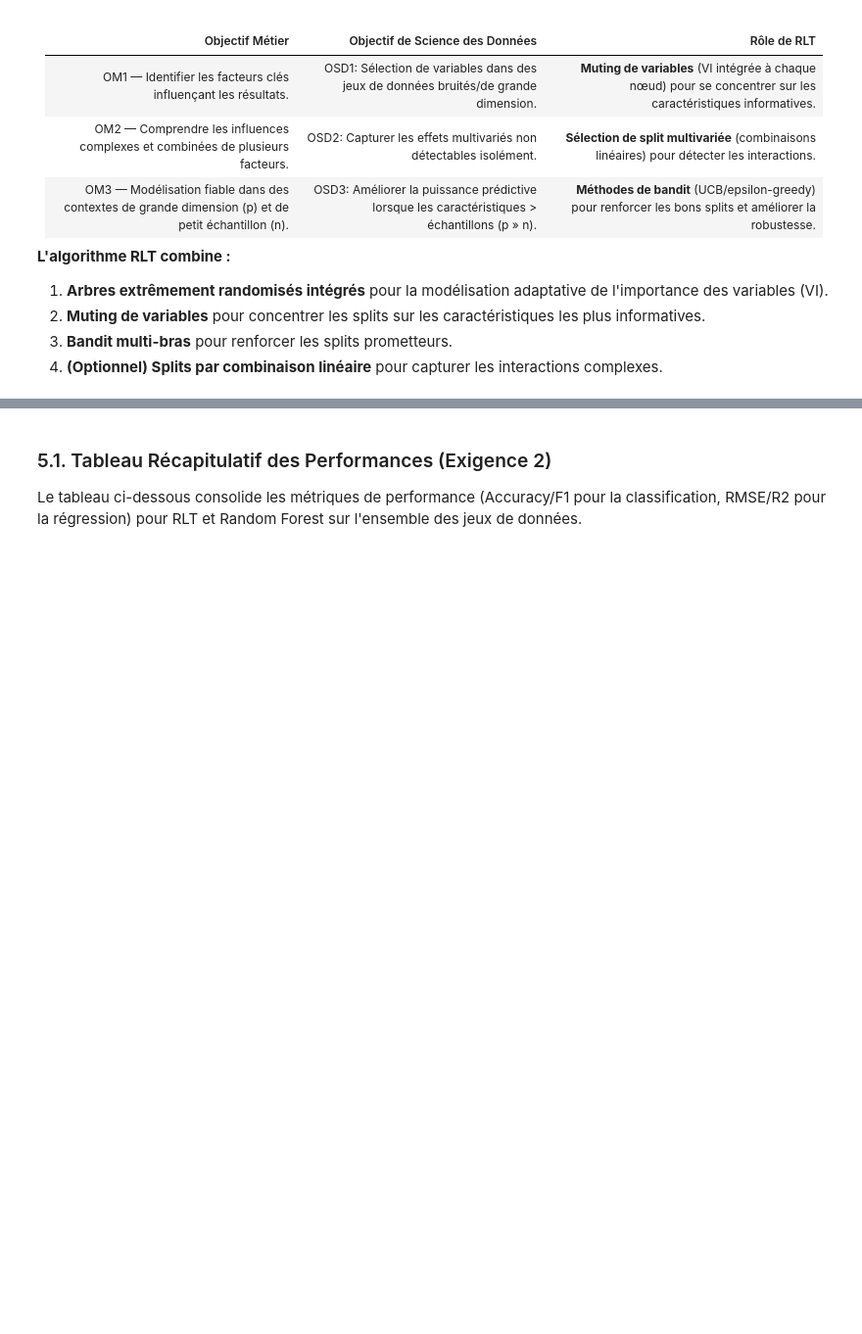
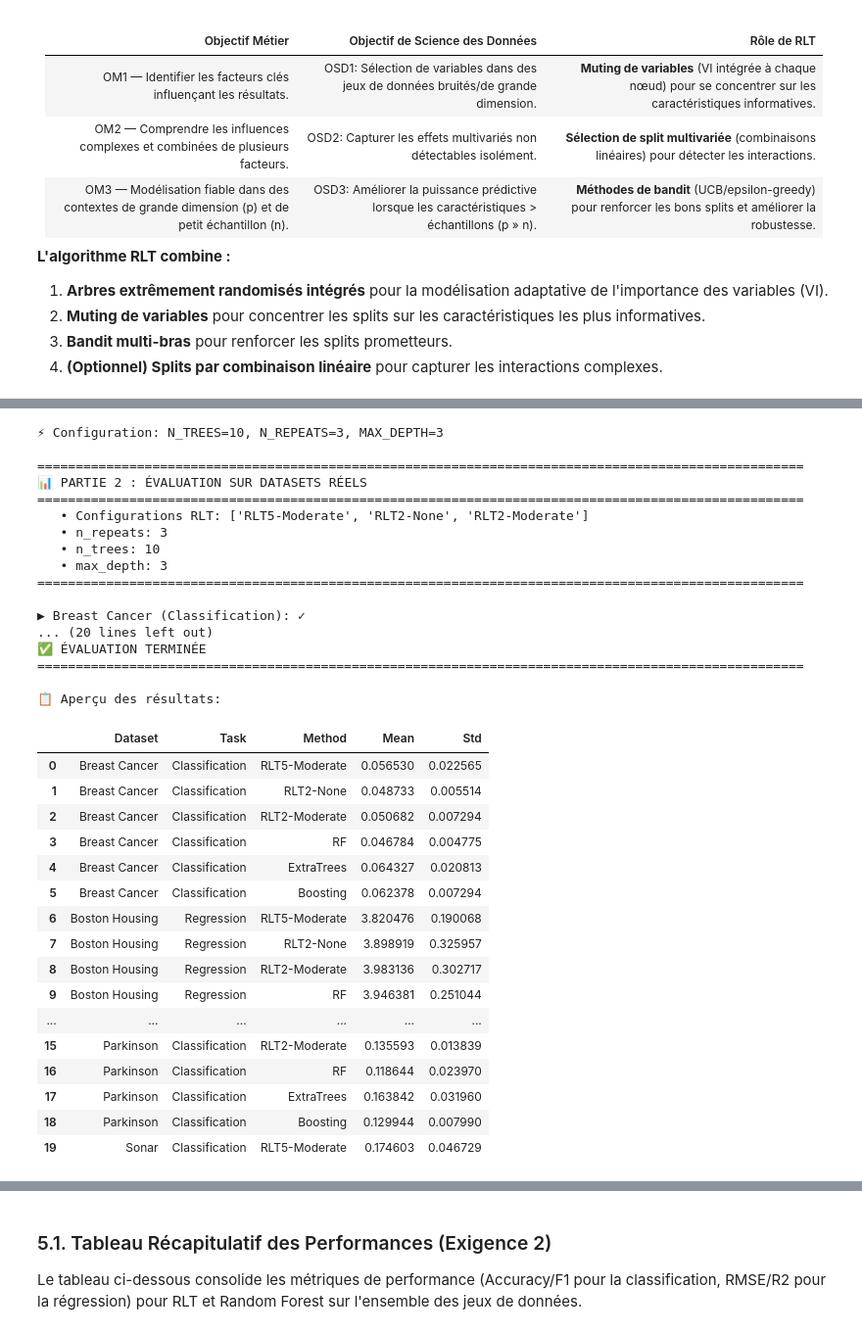
Before and after one commit to alfari9/RLT, a Jupyter notebook: RLT.ipynb, the cells around one changed output, grey strips where cells are left out. Shown at 98% size. Drawn from its saved outputs; the diff is of its cells as text; code cells hidden in the pictures; blank space fills up the shorter version.

```diff
--- a/RLT.ipynb
+++ b/RLT.ipynb
@@ -699,0 +1988,53 @@ Cette analyse évalue la capacité de RLT à **capturer les interactions multiva
+# %%
+# ============================================================================
+# EXÉCUTION DE L'ÉVALUATION SUR DATASETS RÉELS
+# ============================================================================
+
+print(f"⚡ Configuration: N_TREES={N_TREES}, N_REPEATS={N_REPEATS}, MAX_DEPTH={MAX_DEPTH}\n")
+
+# Exécuter l'évaluation
+REAL_DATASETS_RESULTS = run_real_datasets_evaluation(
+    ALL_DATASETS,
+    best_configs=BEST_RLT_CONFIGS if 'BEST_RLT_CONFIGS' in globals() else None,
+    n_repeats=N_REPEATS,
+    n_trees=N_TREES,
+    max_depth=MAX_DEPTH
+)
+
+print("\n📋 Aperçu des résultats:")
+display(REAL_DATASETS_RESULTS.head(20))
+# %% [output]
+⚡ Configuration: N_TREES=10, N_REPEATS=3, MAX_DEPTH=3
+
+====================================================================================================
+📊 PARTIE 2 : ÉVALUATION SUR DATASETS RÉELS
+====================================================================================================
+   • Configurations RLT: ['RLT5-Moderate', 'RLT2-None', 'RLT2-Moderate']
+   • n_repeats: 3
+   • n_trees: 10
+   • max_depth: 3
+====================================================================================================
+
+▶ Breast Cancer (Classification): ✓
+... (20 lines left out)
+✅ ÉVALUATION TERMINÉE
+====================================================================================================
+
+📋 Aperçu des résultats:
+|  | Dataset | Task | Method | Mean | Std |
+| 0 | Breast Cancer | Classification | RLT5-Moderate | 0.056530 | 0.022565 |
+| 1 | Breast Cancer | Classification | RLT2-None | 0.048733 | 0.005514 |
+| 2 | Breast Cancer | Classification | RLT2-Moderate | 0.050682 | 0.007294 |
+| 3 | Breast Cancer | Classification | RF | 0.046784 | 0.004775 |
+| 4 | Breast Cancer | Classification | ExtraTrees | 0.064327 | 0.020813 |
+| 5 | Breast Cancer | Classification | Boosting | 0.062378 | 0.007294 |
+| 6 | Boston Housing | Regression | RLT5-Moderate | 3.820476 | 0.190068 |
+| 7 | Boston Housing | Regression | RLT2-None | 3.898919 | 0.325957 |
+| 8 | Boston Housing | Regression | RLT2-Moderate | 3.983136 | 0.302717 |
+| 9 | Boston Housing | Regression | RF | 3.946381 | 0.251044 |
+| ... | ... | ... | ... | ... | ... |
+| 15 | Parkinson | Classification | RLT2-Moderate | 0.135593 | 0.013839 |
+| 16 | Parkinson | Classification | RF | 0.118644 | 0.023970 |
+| 17 | Parkinson | Classification | ExtraTrees | 0.163842 | 0.031960 |
+| 18 | Parkinson | Classification | Boosting | 0.129944 | 0.007990 |
+| 19 | Sonar | Classification | RLT5-Moderate | 0.174603 | 0.046729 |
```
Also changed, not shown: parts of 87 cells of this notebook.
